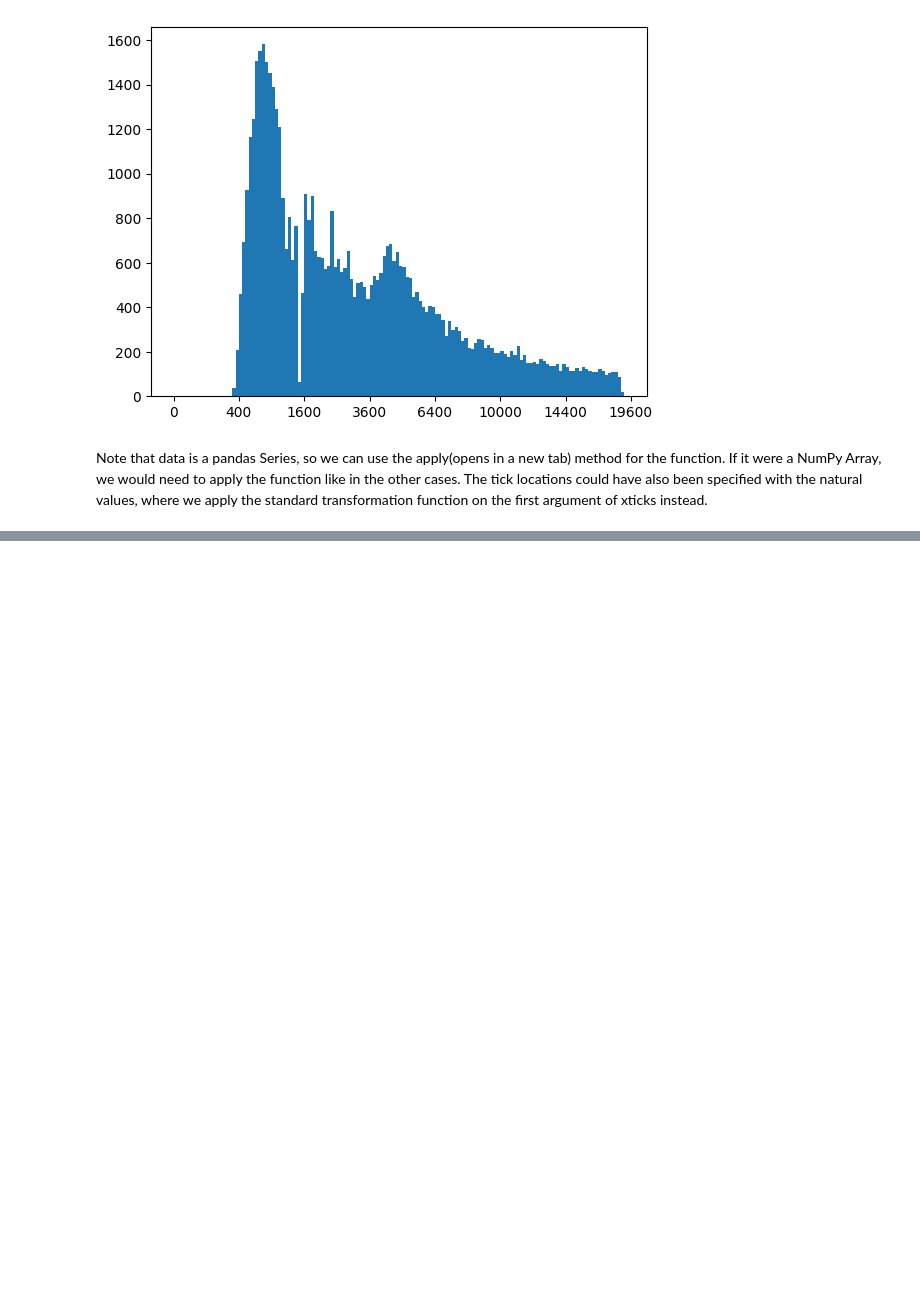
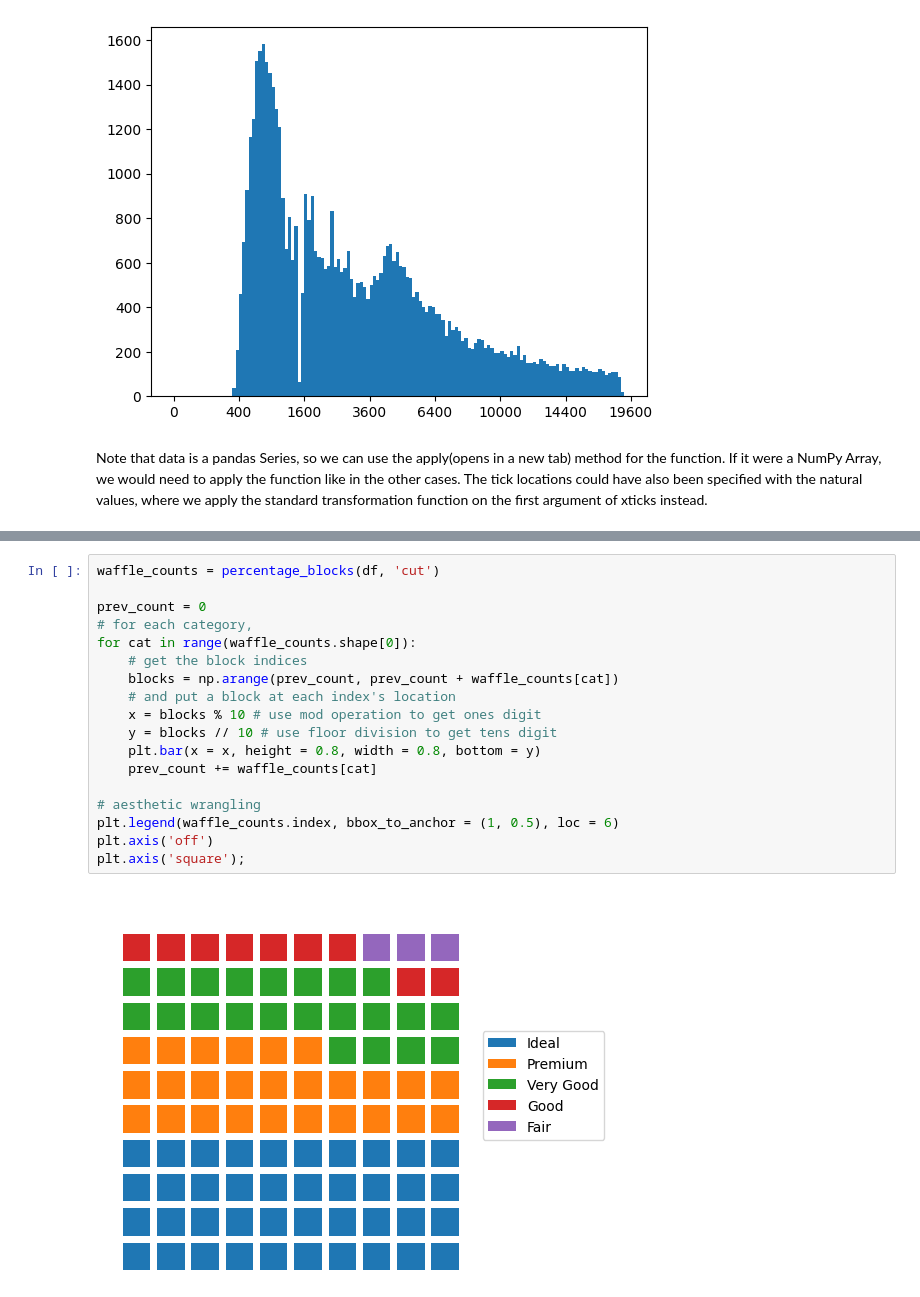
Before and after one commit to sondosaabed/Data-Visualization-with-Matplotlib-and-Seaborn, a Jupyter notebook: L3-Univariate-Exploration-in-Data-Analysis/L3-Univariate-Exploration-of-Data.ipynb, the cells around one changed output, grey strips where cells are left out. Drawn from its saved outputs; the diff is of its cells as text; blank space fills up the shorter version.

```diff
--- a/L3-Univariate-Exploration-in-Data-Analysis/L3-Univariate-Exploration-of-Data.ipynb
+++ b/L3-Univariate-Exploration-in-Data-Analysis/L3-Univariate-Exploration-of-Data.ipynb
@@ -560,0 +639,20 @@ Note that data is a pandas Series, so we can use the apply(opens in a new tab) m
+# %%
+waffle_counts = percentage_blocks(df, 'cut')
+
+prev_count = 0
+# for each category,
+for cat in range(waffle_counts.shape[0]):
+    # get the block indices
+    blocks = np.arange(prev_count, prev_count + waffle_counts[cat])
+    # and put a block at each index's location
+    x = blocks % 10 # use mod operation to get ones digit
+    y = blocks // 10 # use floor division to get tens digit
+    plt.bar(x = x, height = 0.8, width = 0.8, bottom = y)
+    prev_count += waffle_counts[cat]
+
+# aesthetic wrangling
+plt.legend(waffle_counts.index, bbox_to_anchor = (1, 0.5), loc = 6)
+plt.axis('off')
+plt.axis('square');
+# %% [output]
+[figure, added]
```
Also changed, not shown: parts of 9 cells of this notebook.
